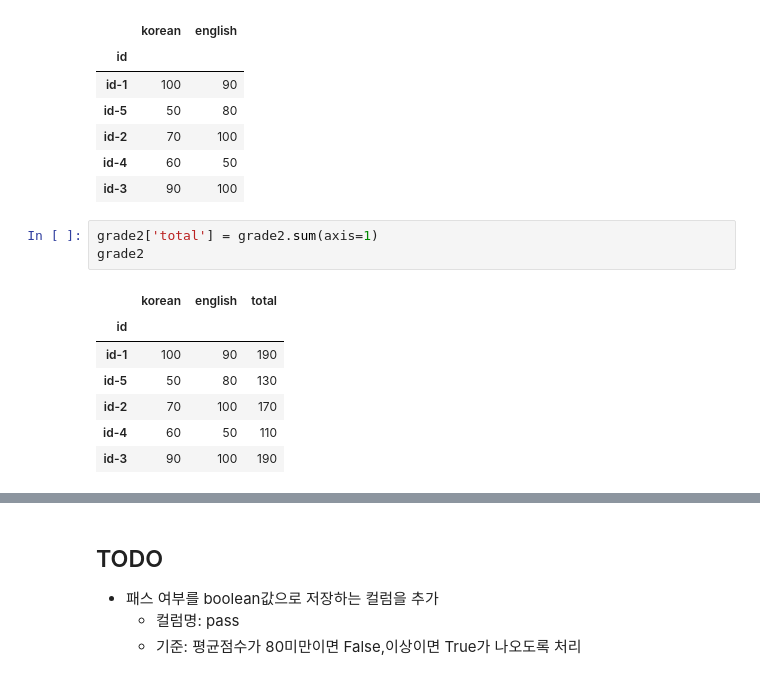
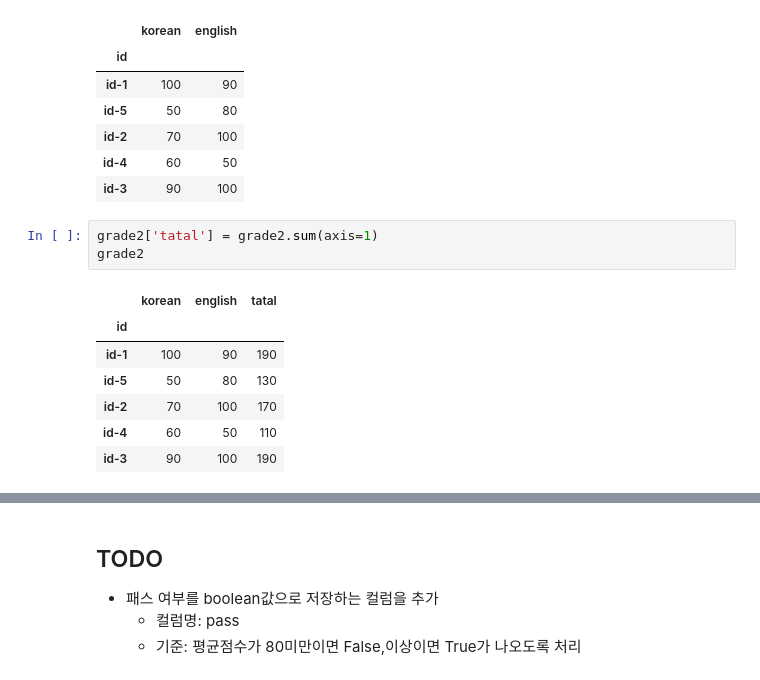
Before and after one commit to Hello-Worker/TIL, a Jupyter notebook: Pandas/02_Pandas_DataFrame_.ipynb, the cells around one changed output, grey strips where cells are left out. Saved outputs shown, nothing was run; the diff lists cells and outputs as text.

```diff
--- a/Pandas/02_Pandas_DataFrame_.ipynb
+++ b/Pandas/02_Pandas_DataFrame_.ipynb
@@ -843,10 +797,10 @@ grade2
 | id-4 | 60 | 50 |
 | id-3 | 90 | 100 |
 # %%
-grade2['total'] = grade2.sum(axis=1)
+grade2['tatal'] = grade2.sum(axis=1)
 grade2
 # %% [output]
-|  | korean | english | total |
+|  | korean | english | tatal |
 | id |  |  |  |
 | id-1 | 100 | 90 | 190 |
 | id-5 | 50 | 80 | 130 |
```
Also changed, not shown: parts of 57 cells of this notebook.
